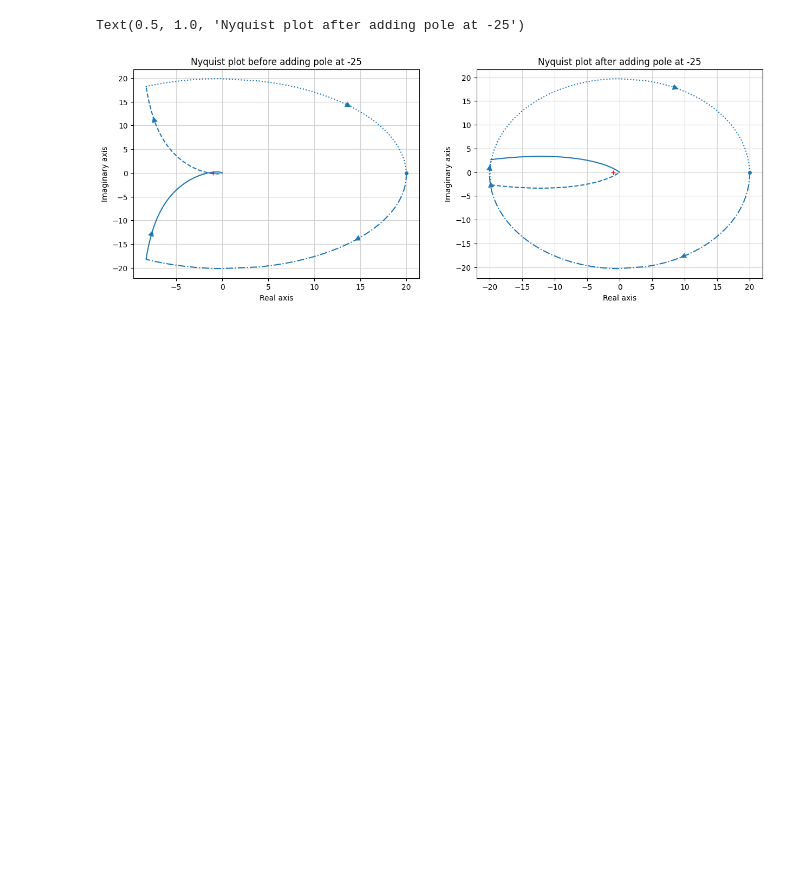
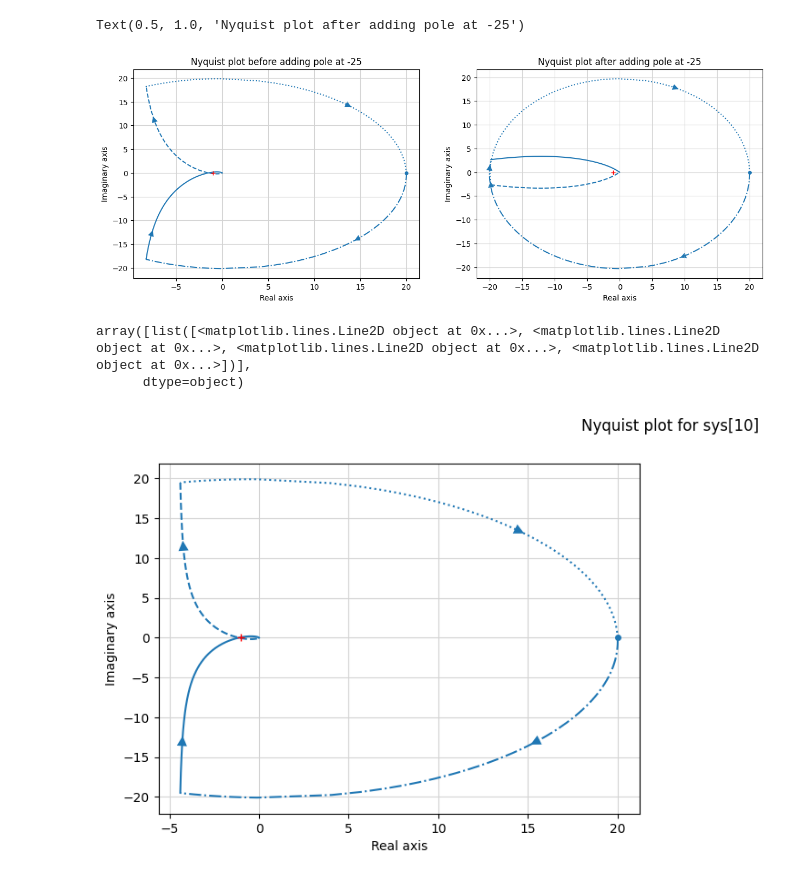
Before and after one commit to shawal-mbalire/BELE, a Jupyter notebook: bele32/control/python/7nyquist.ipynb, the cells around one changed output. Cells and saved outputs as stored; diff of their text form; code cells hidden in the pictures; blank space fills up the shorter version.

```diff
--- a/bele32/control/python/7nyquist.ipynb
+++ b/bele32/control/python/7nyquist.ipynb
@@ -43,3 +43,13 @@ plt.title('Nyquist plot after adding pole at -25')
 # %% [output]
 Text(0.5, 1.0, 'Nyquist plot after adding pole at -25')
 [figure]
+# %%
+plt.figure(figsize=(15, 5))
+
+G = control.zpk([], [-4, 0, -4], 9*16)
+plt.subplot(1, 2, 1)
+control.nyquist_plot(G)
+# %% [output]
+array([list([<matplotlib.lines.Line2D object at 0x...>, <matplotlib.lines.Line2D object at 0x...>, <matplotlib.lines.Line2D object at 0x...>, <matplotlib.lines.Line2D object at 0x...>])],
+      dtype=object)
+[figure, added]
```
Also changed, not shown: parts of 1 cell of this notebook, 1 other file.
